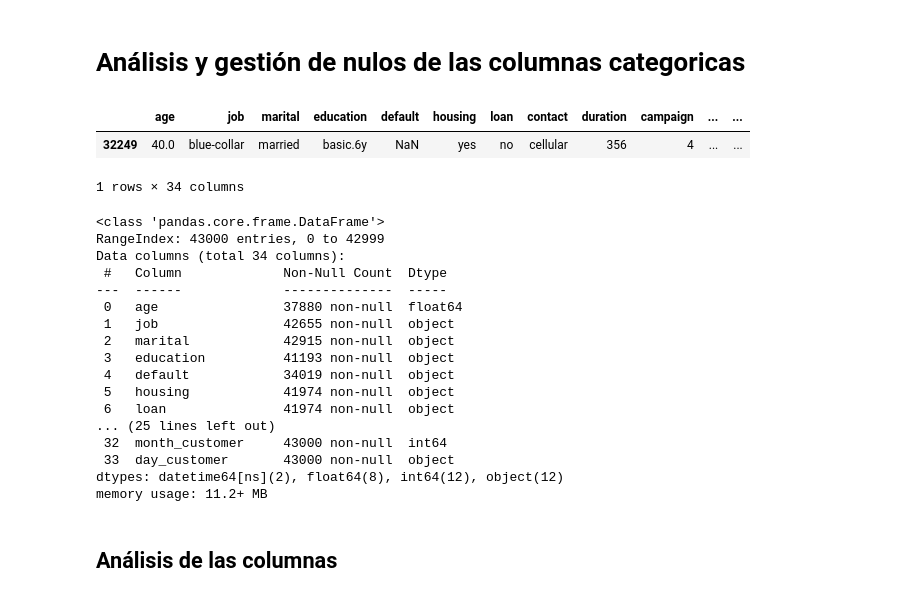
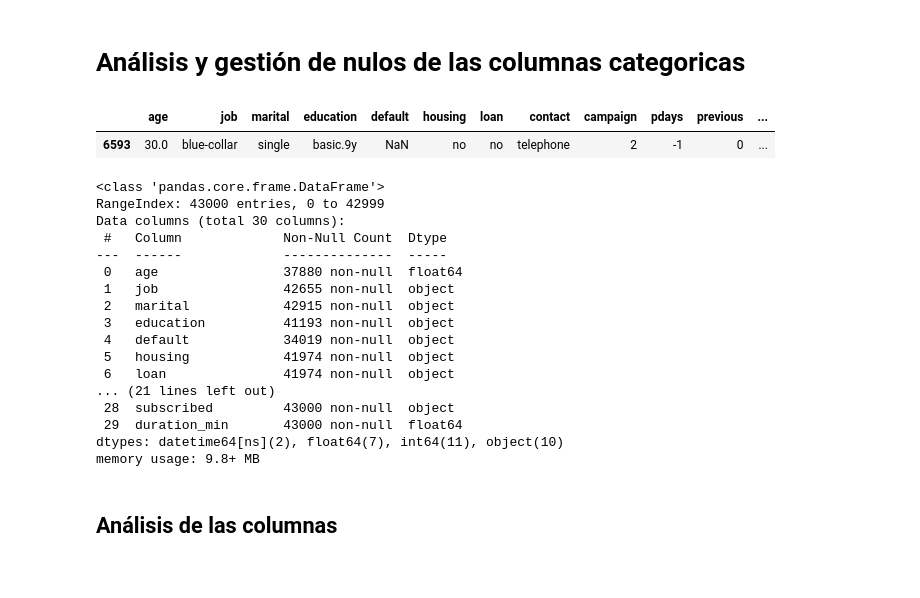
Before and after one commit to SergioSalm/DataProject_ProyectoEDAConPython, a Jupyter notebook: jupyters/columnas_categoricas.ipynb, the cells around one changed output. Cells and saved outputs as stored; diff of their text form; code cells hidden in the pictures.

```diff
--- a/jupyters/columnas_categoricas.ipynb
+++ b/jupyters/columnas_categoricas.ipynb
@@ -7,10 +7,9 @@ sys.path.append("..")
 from src import sp_analisis as an, sp_visualizacion as vis, sp_limpieza as lim
 pd.set_option('display.max_columns', None)
 # %%
-# Leemos el archivo de datos limpio
-df = pd.read_csv("../data/bank-customers.csv")
+# Leemos el archivo de datos limpio manteniendo el formato de fecha en las columnas date y dt_customer
+df = pd.read_csv("../data/bank-customers-clean.csv", parse_dates=['date', 'dt_customer'])
 df.sample()
 # %% [output]
-|  | age | job | marital | education | default | housing | loan | contact | duration | campaign | ... | ... |
-| 32249 | 40.0 | blue-collar | married | basic.6y | NaN | yes | no | cellular | 356 | 4 | ... | ... |
+|  | age | job | marital | education | default | housing | loan | contact | campaign | pdays | previous | ... |
+| 6593 | 30.0 | blue-collar | single | basic.9y | NaN | no | no | telephone | 2 | -1 | 0 | ... |
-1 rows × 34 columns
@@ -24,7 +18,7 @@ df.info()
 # %% [output]
 <class 'pandas.core.frame.DataFrame'>
 RangeIndex: 43000 entries, 0 to 42999
-Data columns (total 34 columns):
+Data columns (total 30 columns):
  #   Column             Non-Null Count  Dtype
 ---  ------             --------------  -----
  0   age                37880 non-null  float64
@@ -34,11 +28,11 @@ Data columns (total 34 columns):
  4   default            34019 non-null  object
  5   housing            41974 non-null  object
  6   loan               41974 non-null  object
-... (25 lines left out)
- 32  month_customer     43000 non-null  int64
- 33  day_customer       43000 non-null  object
-dtypes: datetime64[ns](2), float64(8), int64(12), object(12)
-memory usage: 11.2+ MB
+... (21 lines left out)
+ 28  subscribed         43000 non-null  object
+ 29  duration_min       43000 non-null  float64
+dtypes: datetime64[ns](2), float64(7), int64(11), object(10)
+memory usage: 9.8+ MB
 # %% [markdown]
 ## Análisis de las columnas
 # %%
```
Also changed, not shown: parts of 10 cells of this notebook, 7 other files.
